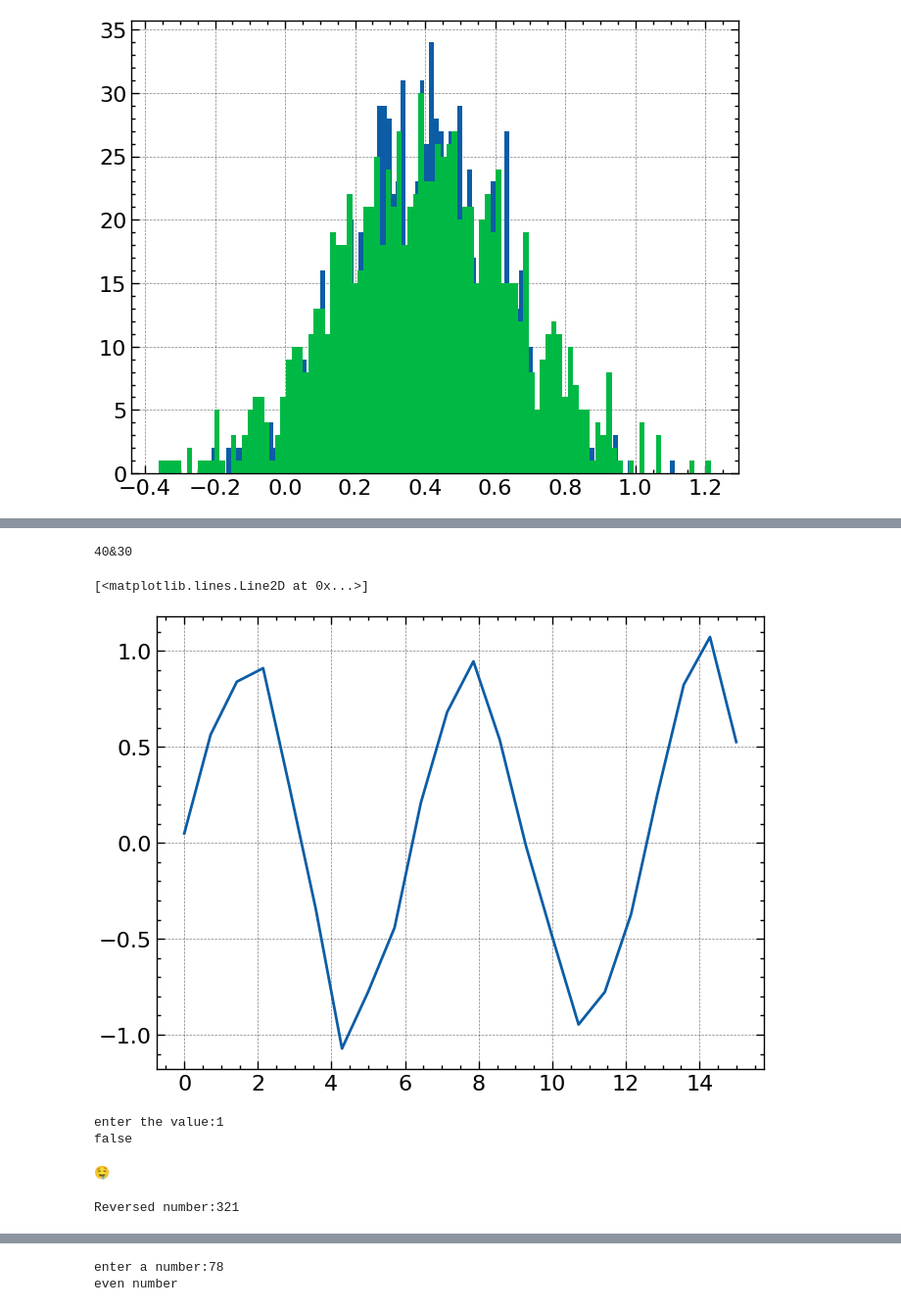
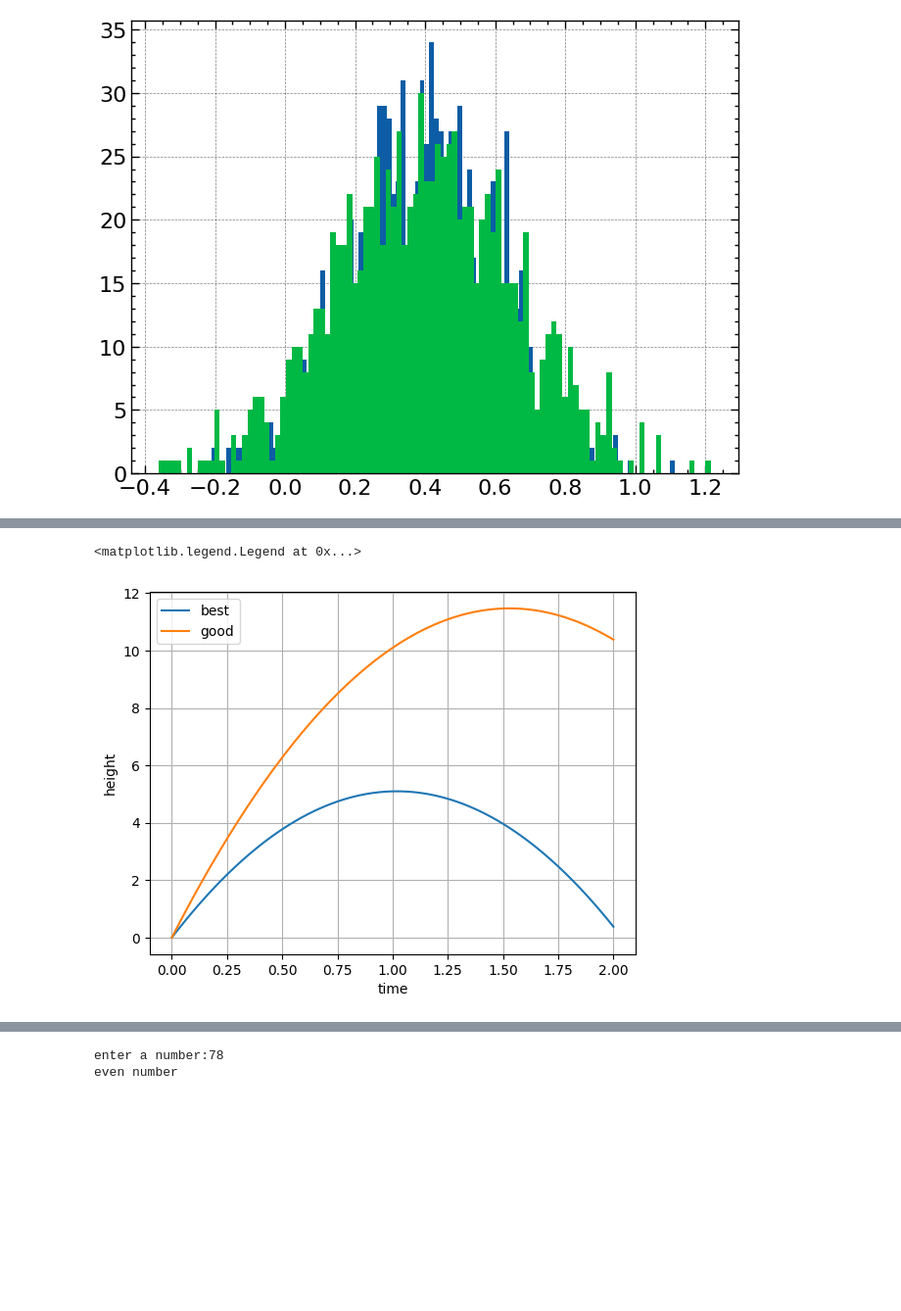
Before and after one commit to PratyushMaharana/pingu-the-basics-, a Jupyter notebook: Coding.ipynb, the cells around one changed output, grey strips where cells are left out. Shown: that part at 98% size. Saved outputs shown, nothing was run; the diff lists cells and outputs as text; code cells hidden in the pictures; blank space fills up the shorter version.

```diff
--- a/Coding.ipynb
+++ b/Coding.ipynb
@@ -147,40 +141,20 @@ IndentationError: unexpected indent (<ipython-input-25-75882af37fee>, line 3)
-# %%
-n,m=20,30
-n,m=m+10,n+10
-print(n,m,sep='&')
-# %% [output]
-40&30
-# %%
-
-import numpy as np
-import matplotlib.pyplot as plt
-x=np.linspace(0,15,22)
-y=np.sin(x)+0.1*np.random.randn(len(x))
-plt.plot(x,y)
-ax.plot(x, y, 'o--')
-# %% [output]
-[<matplotlib.lines.Line2D at 0x...>]
-[figure, removed]
-# %%
-n=int(input('enter the value:'))
-if n>=10:
-  print("true")
-else:
-  print("false")
-# %% [output]
-enter the value:1
-false
-# %%
-print("\U0001F924")
-# %% [output]
-🤤
-# %%
-num=123
-reversed_num=0
-while num!=0:
-  digit=num%10
-  reversed_num=reversed_num*10+digit
-  num//=10
-print("Reversed number:"+str(reversed_num))
-# %% [output]
-Reversed number:321
+# %%
+import numpy as np
+import matplotlib.pyplot as plt
+
+t=np.linspace(0,2,100)
+g=9.81
+v0_j=10
+v0_m=15
+y_j=-1/2*g*t**2+v0_j*t
+y_m=-1/2*g*t**2+v0_m*t
+
+plt.plot(t,y_j, label='best')
+plt.plot(t,y_m, label='good')
+plt.xlabel('time')
+plt.ylabel('height')
+plt.grid()
+plt.legend()
+# %% [output]
+<matplotlib.legend.Legend at 0x...>
+[figure, added]
```
Also changed, not shown: parts of 89 cells of this notebook.
